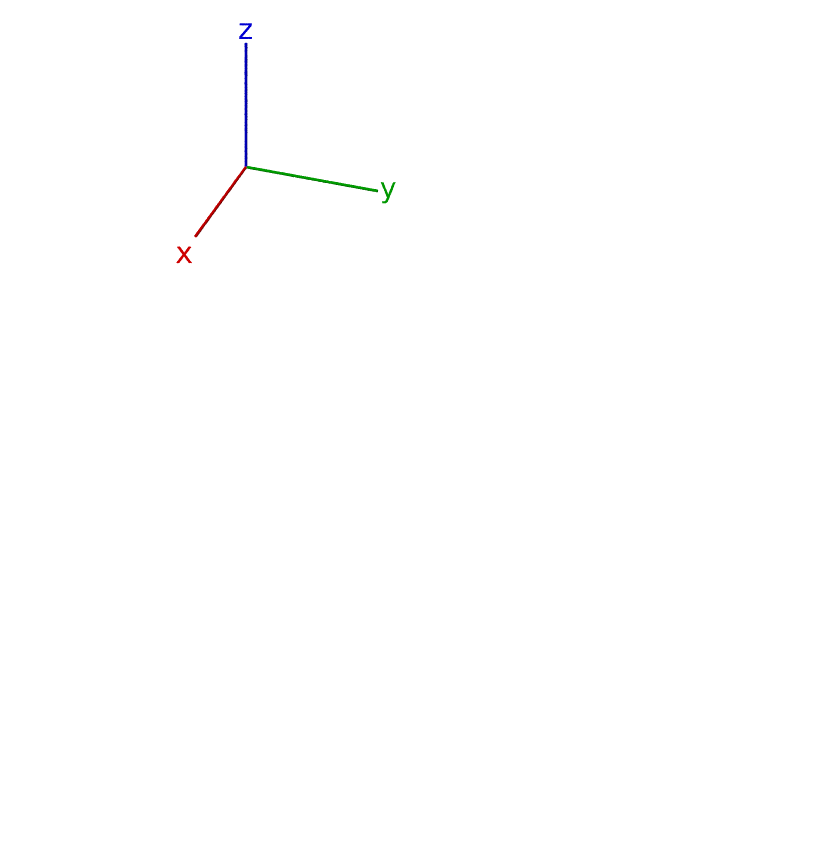
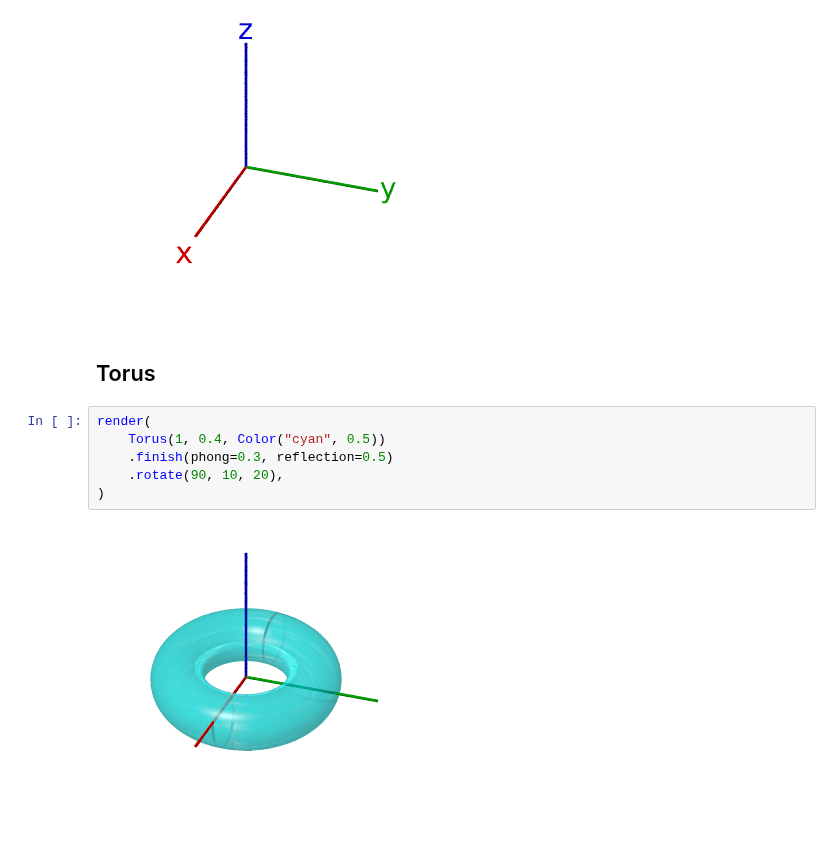
Before and after one commit to daizutabi/fdray, a Jupyter notebook: notebooks/object/primitives.ipynb, the cells around one changed output. Drawn from its saved outputs; the diff is of its cells as text; blank space fills up the shorter version.

Commit message:
Add Torus class and update related tests in object module

```diff
--- a/notebooks/object/primitives.ipynb
+++ b/notebooks/object/primitives.ipynb
@@ -117,3 +117,13 @@ render(
 )
 # %% [output]
 [figure]
+# %% [markdown]
+## Torus
+# %%
+render(
+    Torus(1, 0.4, Color("cyan", 0.5))
+    .finish(phong=0.3, reflection=0.5)
+    .rotate(90, 10, 20),
+)
+# %% [output]
+[figure, added]
```
Also changed, not shown: 3 other files.
